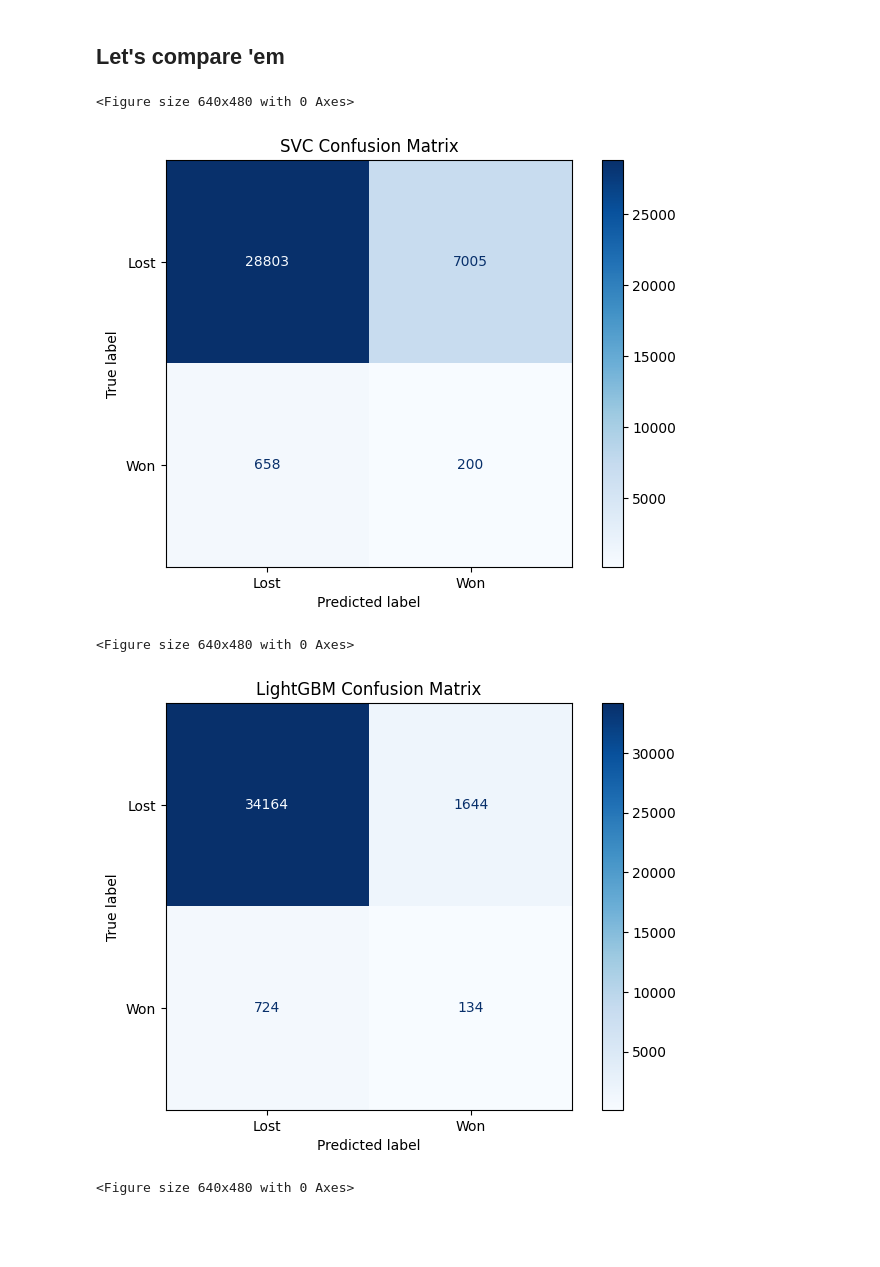
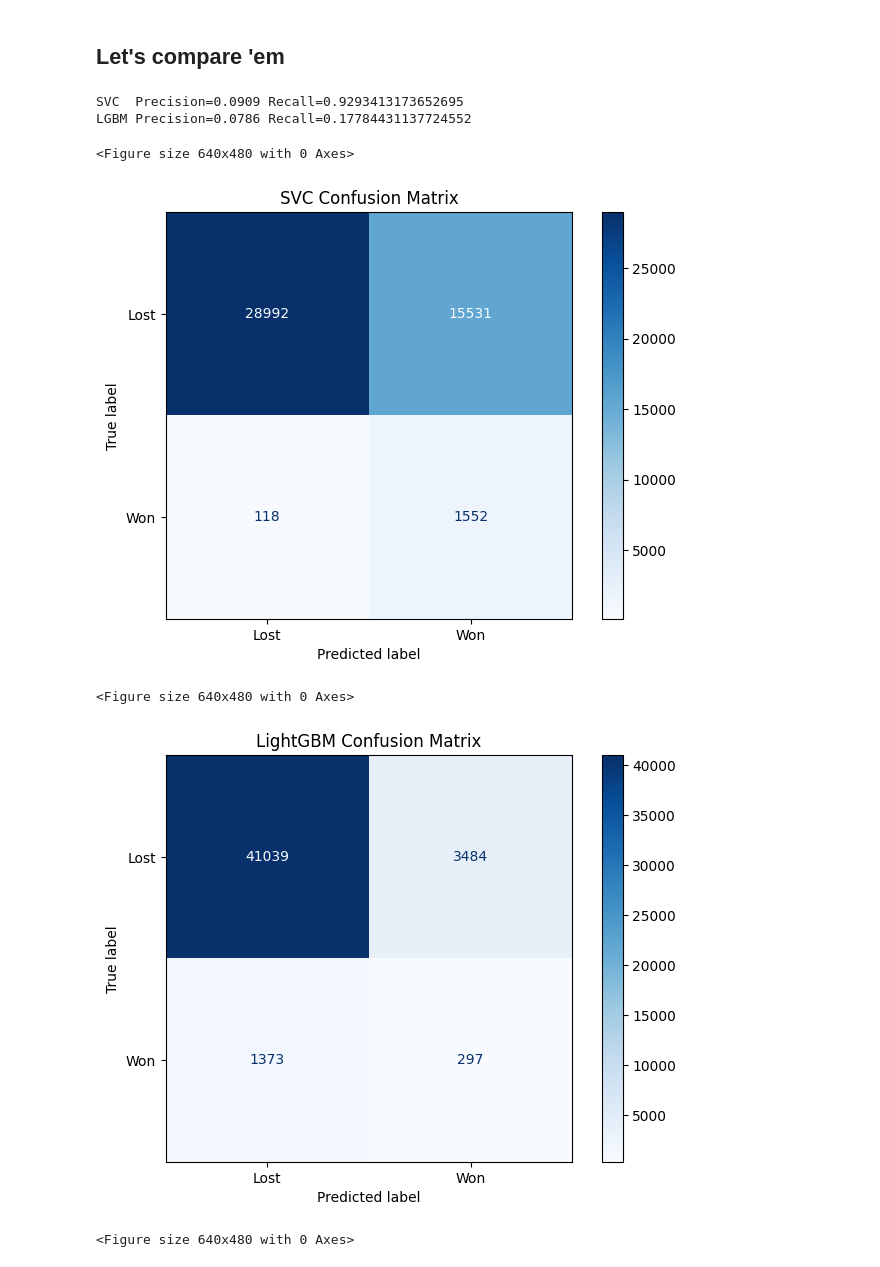
Before and after one commit to viktortsvil/capstone-rg, a Jupyter notebook: svc vs lightgbm.ipynb, the cells around one changed output. Drawn from its saved outputs; the diff is of its cells as text; code cells hidden in the pictures; blank space fills up the shorter version.

Commit message:
added stratified sampling and smote

```diff
--- a/svc vs lightgbm.ipynb
+++ b/svc vs lightgbm.ipynb
@@ -180,6 +299,35 @@ def objective_timecv_everyday(data: pd.DataFrame, trial: optuna.Trial) -> float:
     weights = (np.arange(splits) + 1) / np.sum(np.arange(splits))
 
     return np.dot(avg_metric, weights)
+
+
+def objective_for_stratified(data: pd.DataFrame, trial: optuna.Trial) -> float:
+    """
+    This objective splits the data by CreatedDate__fq and builds Train dataset so that
+    no data from the future dates is available in the Test dataset
+
+    Inputs
+    ------------
+    data: pd.DataFrame - the dataset
+    trial: optuna.Trial - current trial information
+
+    Returns
+    ------------
+    np.float64 - average cvtime log_loss after training the model
+    """
+    X, y = data, data.target  # get predictors and outputs
+    model = get_estimator(trial)  # find optimal parameters for the model
+    avg_metric = []
+    splits = 0
+    x_train, x_test, y_train, y_test = train_test_split(X, y, test_size=0.15)
+    boost = model if model.__sklearn_is_fitted__() else None
+
+    model.fit(x_train[train_columns], y_train, init_model=boost)
+
+    # generate predictions for the unseen quarter and save it
+    y_pred = model.predict_proba(x_test[train_columns])[:, 1]
+    metric = log_loss(y_test, y_pred, labels=[0, 1])
+    return metric
 
 
 def get_estimator(trial: optuna.Trial, params: dict = None):
@@ -237,5 +385,5 @@ def optimize(data, objective, n_trials):
     model.fit(data[train_columns], data.target)
     return model
 # %%
-lgbm = optimize(train, objective_timecv_everyday, 7)
+lgbm = optimize(train, objective_for_stratified, 40)
 # %% [output]
@@ -263,37 +412,42 @@ test['lgbm_proba'] = lgbm.predict_proba(test[train_columns])[:, 1]
 # %%
 def plot_confusion_matrix(y_true, y_pred, classes, order, title=None, normalize=None):
     plt.clf()
     if not title:
         title = 'Confusion Matrix, Without Normalization'
 
     fig, ax = plt.subplots()
     disp = ConfusionMatrixDisplay.from_predictions(y_true, y_pred, ax=ax, cmap=plt.cm.Blues, labels=order)
     fig.tight_layout()
     ax.set(title=title, xticklabels=classes, yticklabels=classes)
     plt.show()
 
 
 def plot_pr_auc(y_true, y_pred, labels=None, title="PR Curve"):
     plt.clf()
     fig, ax = plt.subplots()
     if labels:
         for label, pred in zip(labels, y_pred):
             precision, recall, _ = precision_recall_curve(y_true, pred)
             pr_auc = auc(recall, precision)
-            ax.plot(recall, precision, lw=2, label=f'[{label}] PR curve (area = {pr_auc:.2f})')
+            ax.plot(recall, precision, lw=2, label=f'[{label}] PR curve (area = {pr_auc:.4f})')
     else:
-        ax.plot(recall, precision, lw=2, label=f'[Model] PR curve (area = {pr_auc:.2f})')
+        ax.plot(recall, precision, lw=2, label=f'[Model] PR curve (area = {pr_auc:.4f})')
 
     ax.set(xlabel='Recall', ylabel='Precision', title=title)
     ax.legend(loc='upper right')
     plt.show()
 
-plot_confusion_matrix(test.target, test.svc_pred, ['Lost', 'Won'], [0, 1], title="SVC Confusion Matrix")
-plot_confusion_matrix(test.target, test.lgbm_pred, ['Lost', 'Won'], [0, 1], title="LightGBM Confusion Matrix")
-plot_pr_auc(test.target, [test.svc_proba, test.lgbm_proba], labels=['SVC', 'LGBM'])
+test.target = test.target.astype(int)
+print(f"SVC  Precision={precision_score(test.target, test.svc_pred):.4f} Recall={recall_score(test.target, test.svc_pred)}")
+print(f"LGBM Precision={precision_score(test.target, test.lgbm_pred):.4f} Recall={recall_score(test.target, test.lgbm_pred)}")
+plot_confusion_matrix(test.target.astype(int), test.svc_pred, ['Lost', 'Won'], [0, 1], title="SVC Confusion Matrix")
+plot_confusion_matrix(test.target.astype(int), test.lgbm_pred, ['Lost', 'Won'], [0, 1], title="LightGBM Confusion Matrix")
+plot_pr_auc(test.target.astype(int), [test.svc_proba, test.lgbm_proba], labels=['SVC', 'LGBM'])
 # %% [output]
-<Figure size 640x480 with 0 Axes>
+SVC  Precision=0.0909 Recall=0.9293413173652695
+LGBM Precision=0.0786 Recall=0.17784431137724552
+<Figure size 640x480 with 0 Axes>
-[figure, old version]
+[figure, new version]
-<Figure size 640x480 with 0 Axes>
+<Figure size 640x480 with 0 Axes>
-[figure, old version]
+[figure, new version]
-<Figure size 640x480 with 0 Axes>
+<Figure size 640x480 with 0 Axes>
```
Also changed, not shown: parts of 17 cells of this notebook.
